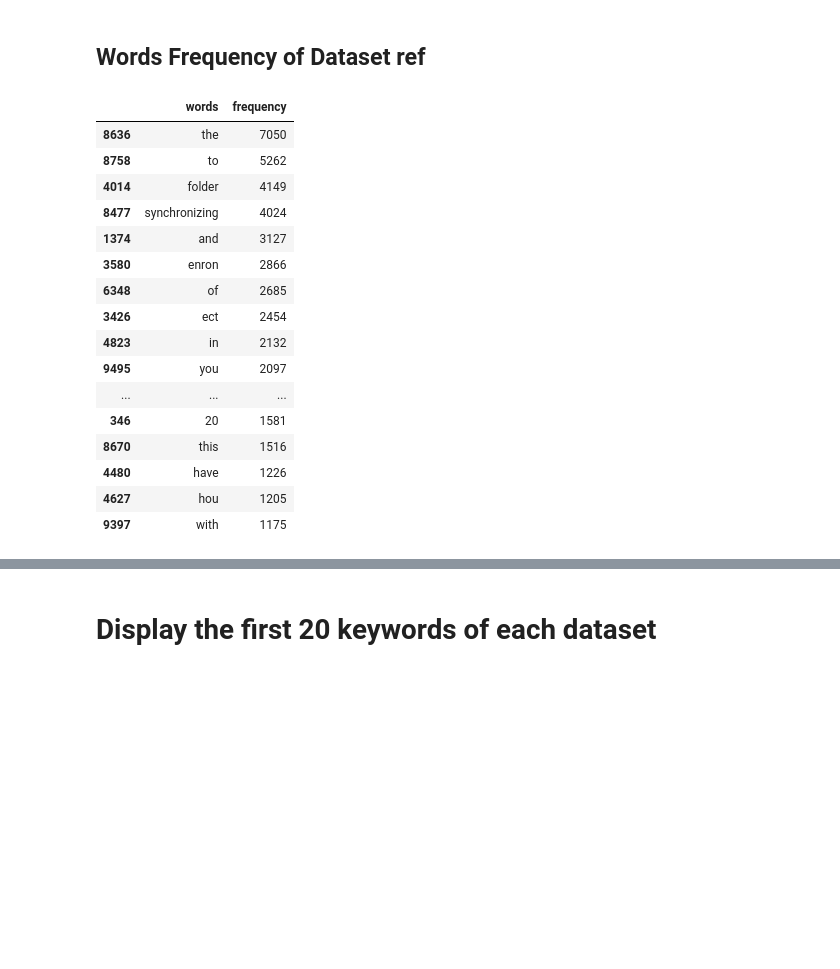
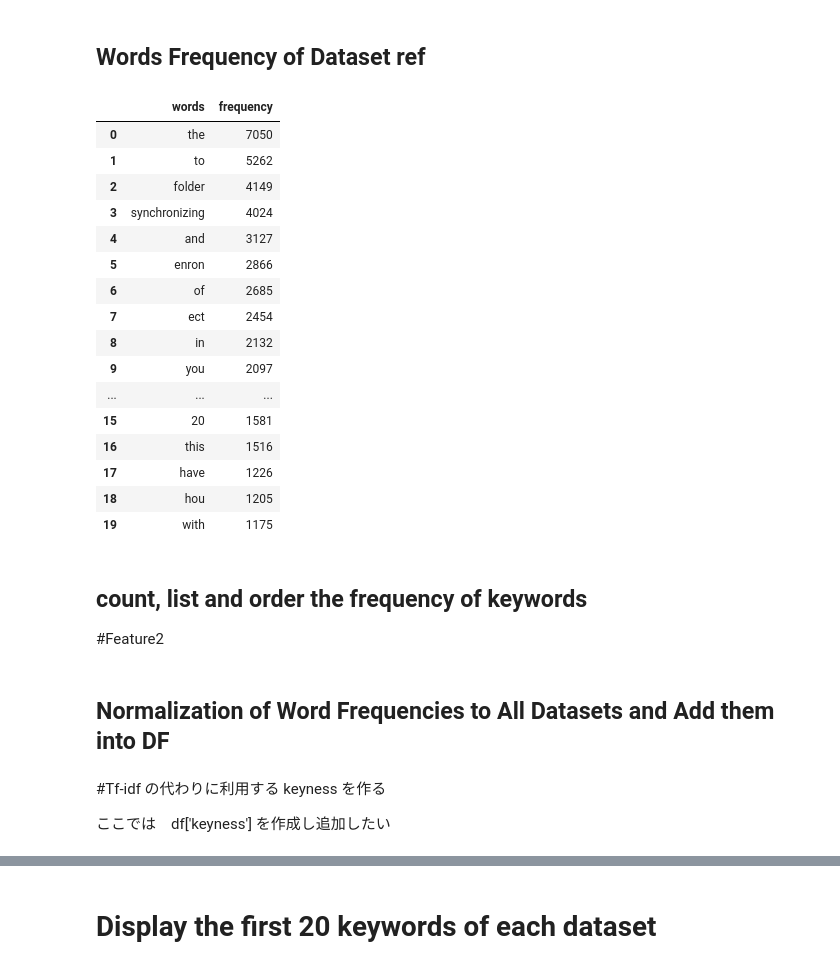
Before and after one commit to mattya144/ExpertSystemWithPython, a Jupyter notebook: create_reference_vectors.ipynb, the cells around one changed output, grey strips where cells are left out. Cells and saved outputs as stored; diff of their text form; code cells hidden in the pictures; blank space fills up the shorter version.

```diff
--- a/create_reference_vectors.ipynb
+++ b/create_reference_vectors.ipynb
@@ -284,22 +300,28 @@ wf_list_K2.head(20)
 # %%
 wf_list_ref = dispAndMakeWordFreq(df,words, author = 3)
 wf_list_ref = wf_list_ref.sort_values('frequency', ascending=False)
+wf_list_ref = wf_list_ref.reset_index(drop=True)
 wf_list_ref.head(20)
 # %% [output]
 |  | words | frequency |
-| 8636 | the | 7050 |
-| 8758 | to | 5262 |
-| 4014 | folder | 4149 |
-| 8477 | synchronizing | 4024 |
-| 1374 | and | 3127 |
-| 3580 | enron | 2866 |
-| 6348 | of | 2685 |
-| 3426 | ect | 2454 |
-| 4823 | in | 2132 |
-| 9495 | you | 2097 |
+| 0 | the | 7050 |
+| 1 | to | 5262 |
+| 2 | folder | 4149 |
+| 3 | synchronizing | 4024 |
+| 4 | and | 3127 |
+| 5 | enron | 2866 |
+| 6 | of | 2685 |
+| 7 | ect | 2454 |
+| 8 | in | 2132 |
+| 9 | you | 2097 |
 | ... | ... | ... |
-| 346 | 20 | 1581 |
-| 8670 | this | 1516 |
-| 4480 | have | 1226 |
-| 4627 | hou | 1205 |
-| 9397 | with | 1175 |
+| 15 | 20 | 1581 |
+| 16 | this | 1516 |
+| 17 | have | 1226 |
+| 18 | hou | 1205 |
+| 19 | with | 1175 |
+# %% [markdown]
+## count, list and order the frequency of keywords
+#Feature2
+# %% [markdown]
+## Normalization of Word Frequencies to All Datasets and Add them into DF
@@ -305,0 +339,4 @@ wf_list_ref.head(20)
+# %% [markdown]
+#Tf-idf の代わりに利用する keyness を作る
+
+ここでは　df['keyness'] を作成し追加したい
```
Also changed, not shown: parts of 56 cells of this notebook.
